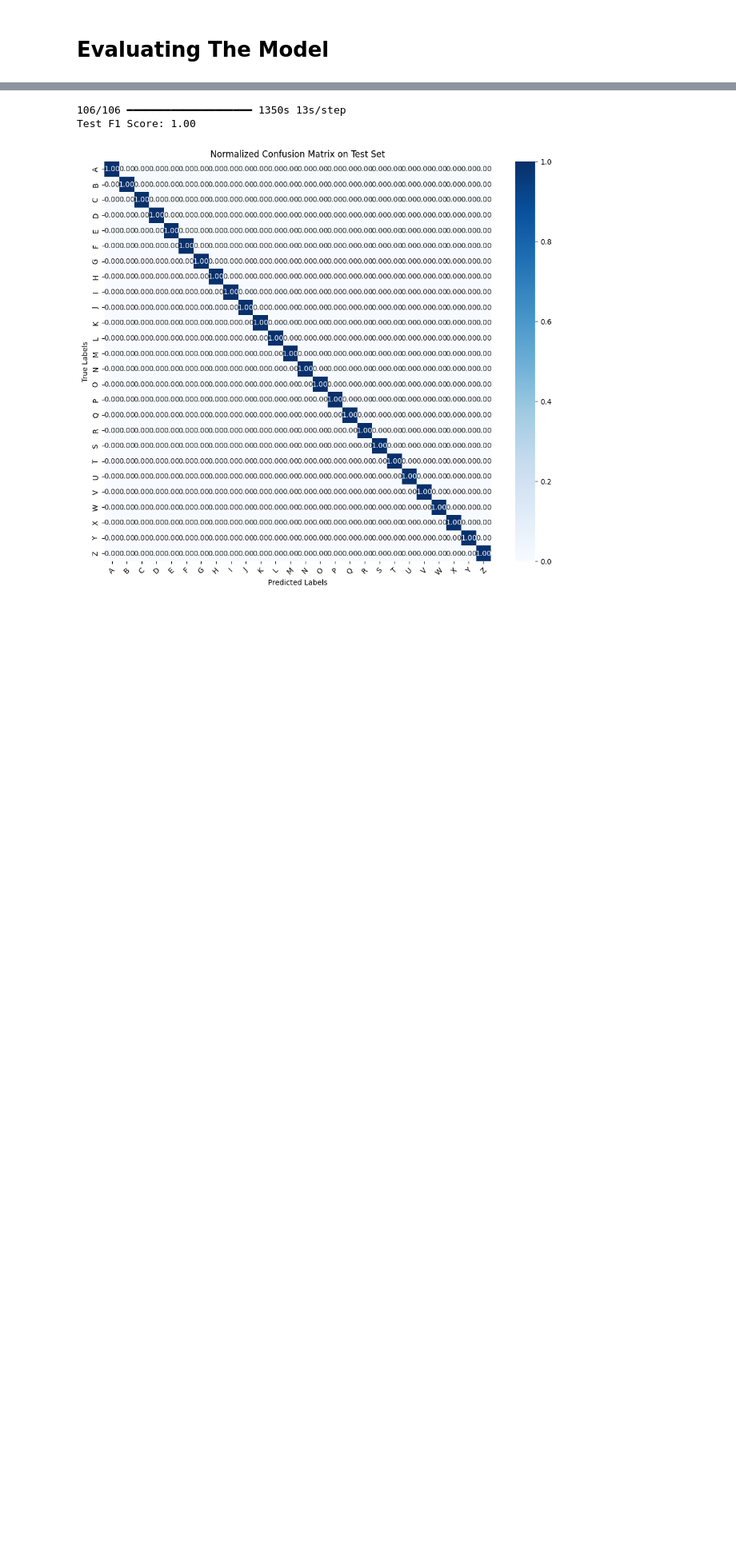
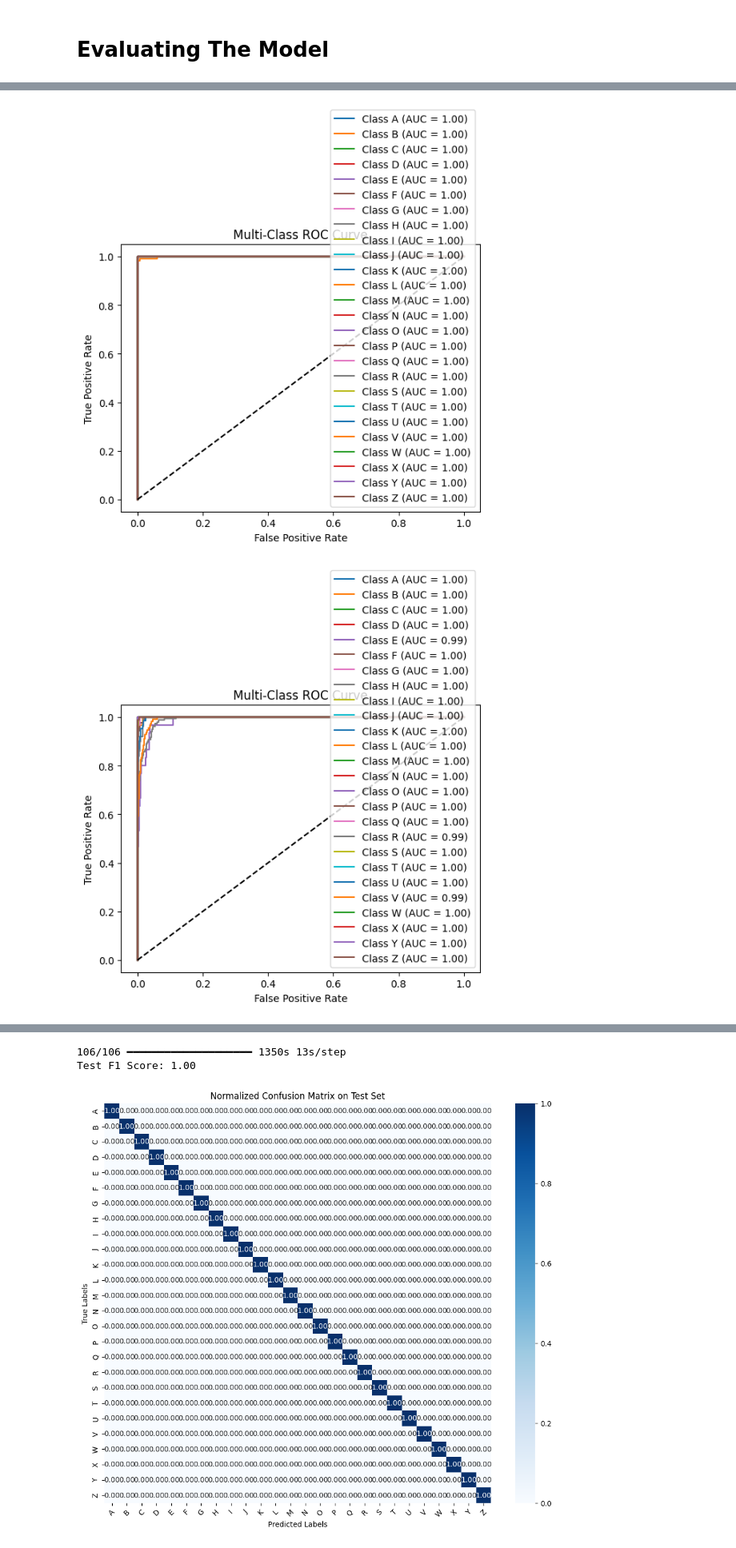
Before and after one commit to G00402034/model_Repo_FYP, a Jupyter notebook: ASL_Model_FYP.ipynb, the cells around one changed output, grey strips where cells are left out. Shown at 80% size. Cells and saved outputs as stored; diff of their text form; code cells hidden in the pictures; blank space fills up the shorter version.

Commit message:
tested different pre trained models added new graphing

```diff
--- a/ASL_Model_FYP.ipynb
+++ b/ASL_Model_FYP.ipynb
@@ -195,7 +191,7 @@ print("Dataset split process completed!")
 
 
 # Image size and batch size
-image_size = (224, 224)
+image_size = (112, 112)
 batch_size = 16
 
 # Data generators
@@ -203,7 +199,6 @@ train_datagen = ImageDataGenerator(
     rescale=1./255,
     shear_range=0.2,
     zoom_range=0.2,
-    horizontal_flip=True
 )
 val_test_datagen = ImageDataGenerator(rescale=1./255)
 
@@ -333,0 +309,4 @@ Epoch 10/10
+# %%
+history_mobilenet = mobilenet_model.fit(train_generator, epochs=10, validation_data=val_generator, class_weight=class_weights_dict)
+history_resnet = resnet_model.fit(train_generator, epochs=10, validation_data=val_generator, class_weight=class_weights_dict)
+history_inception = inception_model.fit(train_generator, epochs=10, validation_data=val_generator, class_weight=class_weights_dict)
@@ -335,0 +349,10 @@ Epoch 10/10
+# %%
+# Generate predictions for the test set
+y_pred_mobilenet = mobilenet_model.predict(test_generator)
+y_pred_resnet = resnet_model.predict(test_generator)
+y_pred_inception = inception_model.predict(test_generator)
+
+# Get predicted classes
+y_pred_mobilenet_classes = np.argmax(y_pred_mobilenet, axis=1)
+y_pred_resnet_classes = np.argmax(y_pred_resnet, axis=1)
+y_pred_inception_classes = np.argmax(y_pred_inception, axis=1)
@@ -335,0 +363,48 @@ Epoch 10/10
+# %%
+def plot_confusion_matrix(y_true, y_pred, model_name, class_labels):
+    cm = confusion_matrix(y_true, y_pred)
+    plt.figure(figsize=(10, 7))
+    sns.heatmap(cm, annot=True, fmt='d', cmap='Blues', xticklabels=class_labels, yticklabels=class_labels)
+    plt.title(f'Confusion Matrix - {model_name}')
+    plt.xlabel('Predicted')
+    plt.ylabel('True')
+    plt.show()
+
+def plot_precision_recall_curve_multiclass(y_true, y_pred, class_labels):
+    # Loop through each class and plot the precision-recall curve
+    for i in range(len(class_labels)):
+        precision, recall, _ = precision_recall_curve(y_true == i, y_pred[:, i])
+        plt.plot(recall, precision, label=f'Class {class_labels[i]}')
+
+    plt.xlabel('Recall')
+    plt.ylabel('Precision')
+    plt.title('Multiclass Precision-Recall Curve')
+    plt.legend()
+    plt.show()
+
+
+
+def plot_multi_class_roc_curve(y_true, y_pred, class_labels):
+    # Binarize the labels for multi-class ROC curve
+    y_true_bin = label_binarize(y_true, classes=range(len(class_labels)))
+
+    # Loop through each class and compute ROC curve and AUC
+    for i in range(len(class_labels)):
+        fpr, tpr, _ = roc_curve(y_true_bin[:, i], y_pred[:, i])
+        auc_score = auc(fpr, tpr)
+        plt.plot(fpr, tpr, label=f'Class {class_labels[i]} (AUC = {auc_score:.2f})')
+
+    plt.plot([0, 1], [0, 1], 'k--')
+    plt.xlabel('False Positive Rate')
+    plt.ylabel('True Positive Rate')
+    plt.title('Multi-Class ROC Curve')
+    plt.legend(loc='lower right')
+    plt.show()
+
+
+plot_multi_class_roc_curve(test_generator.classes, y_pred_mobilenet, class_labels)
+plot_multi_class_roc_curve(test_generator.classes, y_pred_resnet, class_labels)
+plot_multi_class_roc_curve(test_generator.classes, y_pred_inception, class_labels)
+# %% [output]
+[figure, added]
+[figure, added]
```
Also changed, not shown: parts of 12 cells of this notebook.
